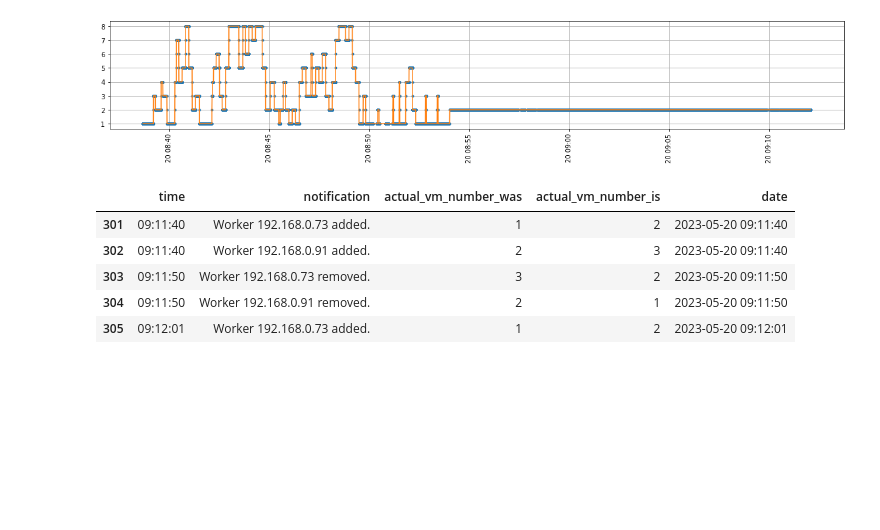
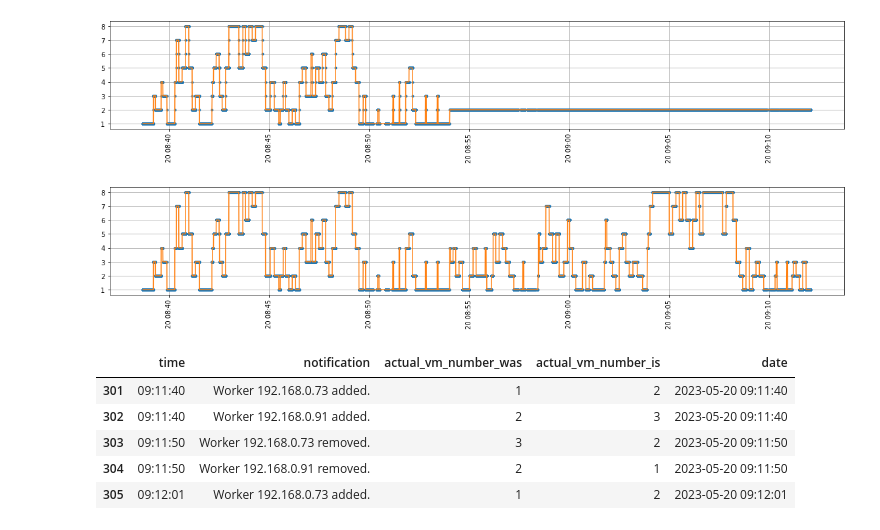
Before and after one commit to JoDeMiro/Scaler, a Jupyter notebook: Train/Train24/JMeter_Reader.ipynb, the cells around one changed output. Cells and saved outputs as stored; diff of their text form; code cells hidden in the pictures; blank space fills up the shorter version.

```diff
--- a/Train/Train24/JMeter_Reader.ipynb
+++ b/Train/Train24/JMeter_Reader.ipynb
@@ -1029,6 +1102,16 @@ plt.xticks(rotation=90)
 plt.show()
 # %% [output]
 [figure]
+# %%
+# Másodperc alapú átlag (jo) -> ez kell majd nekem
+plt.figure(figsize=(20, 3))
+plt.plot(af['date'], af['sf_vm'], marker='.', linewidth=0)
+plt.plot(af['date'], af['sf_vm'])
+plt.grid(b='on')
+plt.xticks(rotation=90)
+plt.show()
+# %% [output]
+[figure, added]
 # %%
 # Ellenőrzés (felületes)
 
```
Also changed, not shown: parts of 13 cells of this notebook, 9 other files.
